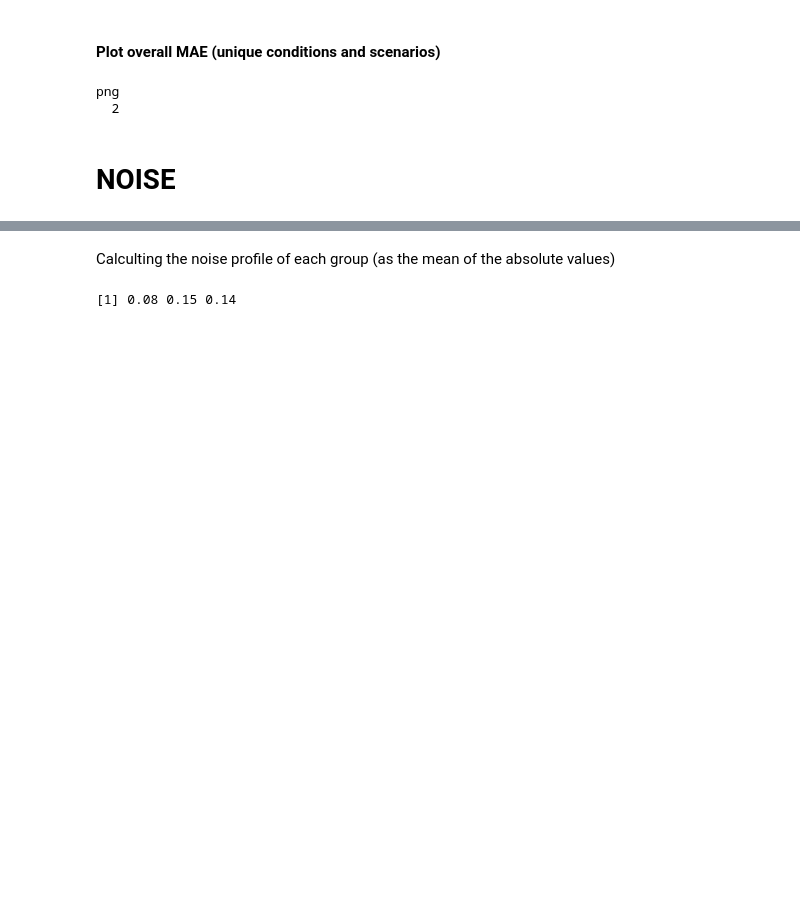
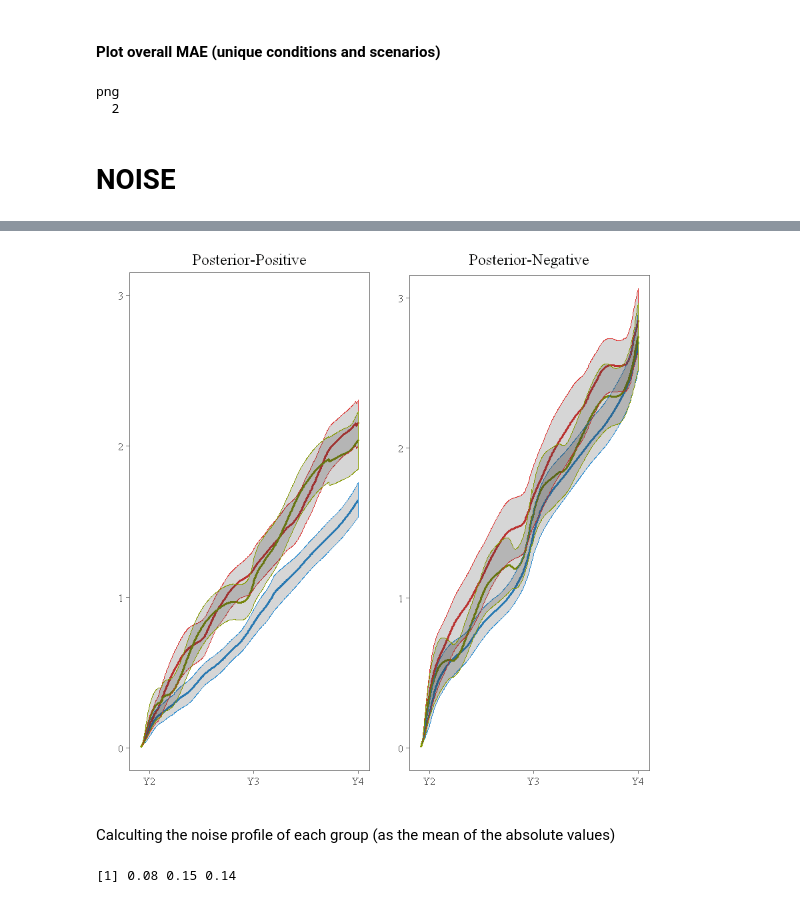
Before and after one commit to ericschulz/compforca, a Jupyter notebook: Data analysis/Catmull-Rom Analysis.ipynb, the cells around one changed output, grey strips where cells are left out. Drawn from its saved outputs; the diff is of its cells as text; code cells hidden in the pictures; blank space fills up the shorter version.

```diff
--- a/Data analysis/Catmull-Rom Analysis.ipynb
+++ b/Data analysis/Catmull-Rom Analysis.ipynb
@@ -892,14 +899,30 @@ overall_damping_mae <- trend_damping %>%
                         mutate(group = 1)
 # %%
 # Plotting function:
-build_plot <- function(dplot, xlab="", ylab="", title=""){
-    p <- ggplot(data=dplot, aes(x=day, y=damped_mae, group=condition, colour=condition)) +
+build_plot <- function(dplot, xlab="", ylab="", title="", y, group, type){
+
+    if(type == 1){
+        y = "damped_mae"
+        group = "condition"
+        groupTitle = "Condition"
+        title = dplot$scenario[1]
+        ylim = c(0, 3)
+    }
+    else if(type == 2){
+        y = "mae"
+        group = "noise"
+        groupTitle = "Noise"
+        title = dplot$condition[1]
+        ylim = c(0, 3)
+    }
+
+    p <- ggplot(data=dplot, aes_string(x="day", y=y, group=group, colour=group)) +
             geom_line(size=1) +
             geom_ribbon(aes(ymin=ci_lower, ymax=ci_upper), alpha=0.2) +
             #scale_x_continuous(limits +
-            coord_cartesian(ylim = c(0, 3)) +
-            labs(colour = "Condition") +
-            xlab(xlab) + ylab(ylab) + ggtitle(dplot$scenario[1]) +
+            coord_cartesian(ylim = ylim) +
+            labs(colour = groupTitle) +
+            xlab(xlab) + ylab(ylab) + ggtitle(title) +
             scale_x_continuous(breaks=c(0, 365, 365*2, 365*3), labels=c('Y1', 'Y2', 'Y3', 'Y4')) +
             theme_bw() +
             ggthemes::theme_few() +
@@ -931,3 +974,23 @@ png
+# %%
+#### Noise per group and condition
+overall_damping_mae <- trend_damping %>%
+                        group_by(condition, noise, day) %>%
+                        summarize(mae = mean(abs(underlying_trend_norm - value_norm)),
+                                  ci_lower = t.test(abs(underlying_trend_norm - value_norm), conf.level=0.95)$conf.int[1],
+                                  ci_upper = t.test(abs(underlying_trend_norm - value_norm), conf.level=0.95)$conf.int[2]) %>%
+                        mutate(group = 1)
+# %%
+dplot <- overall_damping_mae
+#dplot$noise <- factor(dplot$noise, levels = rev(levels(dplot$noise)))
+
+dplot$noise <- as.character(dplot$noise)
+
+p1 <- build_plot(dplot %>% filter(condition == "Posterior-Positive"), type=2)
+p2 <- build_plot(dplot %>% filter(condition == "Posterior-Negative"), type=2)
+
+multiplot(p1, p2, cols=2)
+# %% [output]
+[figure, added]
 # %%
 g1 <- c( 0.7642726400978779,
          0.59420237112108,
```
Also changed, not shown: parts of 3 cells of this notebook, 5 other files.
